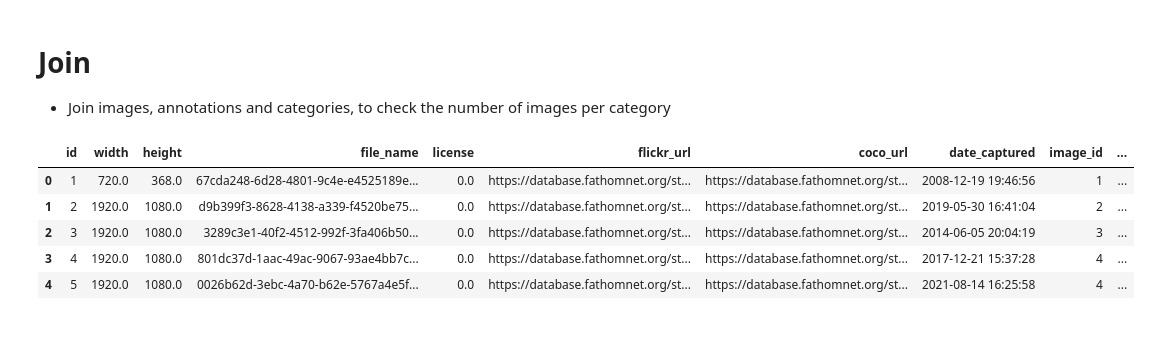
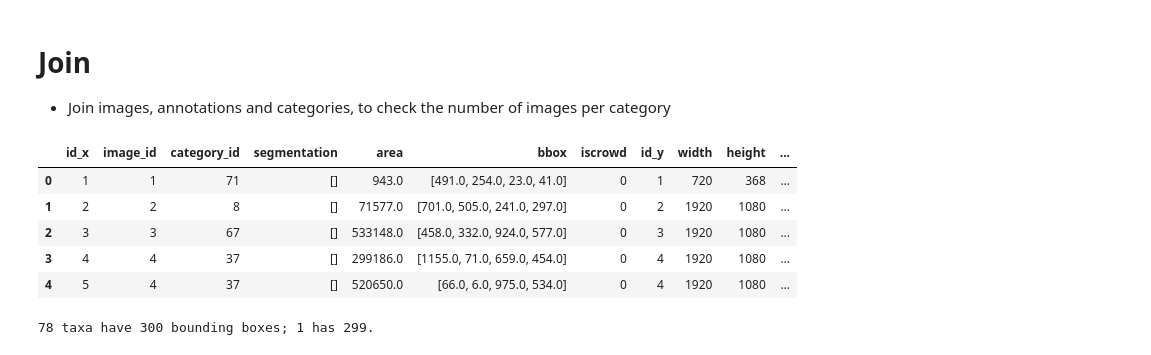
Before and after one commit to JulianaGomez/fathomnet2025, a Jupyter notebook: eda_jgc.ipynb, the cells around one changed output. Saved outputs shown, nothing was run; the diff lists cells and outputs as text; code cells hidden in the pictures.

Commit message:
Kaggle Notebook | eda_fathomnet.ipynb | Version 7 | merge tables

```diff
--- a/eda_jgc.ipynb
+++ b/eda_jgc.ipynb
@@ -219,12 +267,26 @@ array([''], dtype=object)
 
 - Join images, annotations and categories, to check the number of images per category
 # %%
-result = pd.merge(pd.merge(dataframes['images'], dataframes['annotations'], on='id', how='outer'), dataframes['categories'], on='id', how='outer')
-result.head()
+#join id in `categories` to category_id in `annotations` and
+
+# result = pd.merge(pd.merge(dataframes['images'], dataframes['annotations'], on='id', how='outer'), dataframes['categories'], on='id', how='outer')
+# result.head()
+
+
+merge_1 = dataframes['annotations'].merge(dataframes['images'], left_on='image_id', right_on='id')
+merge_2 = merge_1.merge(dataframes['categories'], left_on='category_id', right_on='id')
+merge_2.head()
 # %% [output]
-|  | id | width | height | file_name | license | flickr_url | coco_url | date_captured | image_id | ... |
-| 0 | 1 | 720.0 | 368.0 | 67cda248-6d28-4801-9c4e-e4525189e... | 0.0 | https://database.fathomnet.org/st... | https://database.fathomnet.org/st... | 2008-12-19 19:46:56 | 1 | ... |
-| 1 | 2 | 1920.0 | 1080.0 | d9b399f3-8628-4138-a339-f4520be75... | 0.0 | https://database.fathomnet.org/st... | https://database.fathomnet.org/st... | 2019-05-30 16:41:04 | 2 | ... |
-| 2 | 3 | 1920.0 | 1080.0 | 3289c3e1-40f2-4512-992f-3fa406b50... | 0.0 | https://database.fathomnet.org/st... | https://database.fathomnet.org/st... | 2014-06-05 20:04:19 | 3 | ... |
-| 3 | 4 | 1920.0 | 1080.0 | 801dc37d-1aac-49ac-9067-93ae4bb7c... | 0.0 | https://database.fathomnet.org/st... | https://database.fathomnet.org/st... | 2017-12-21 15:37:28 | 4 | ... |
-| 4 | 5 | 1920.0 | 1080.0 | 0026b62d-3ebc-4a70-b62e-5767a4e5f... | 0.0 | https://database.fathomnet.org/st... | https://database.fathomnet.org/st... | 2021-08-14 16:25:58 | 4 | ... |
+|  | id_x | image_id | category_id | segmentation | area | bbox | iscrowd | id_y | width | height | ... |
+| 0 | 1 | 1 | 71 | [] | 943.0 | [491.0, 254.0, 23.0, 41.0] | 0 | 1 | 720 | 368 | ... |
+| 1 | 2 | 2 | 8 | [] | 71577.0 | [701.0, 505.0, 241.0, 297.0] | 0 | 2 | 1920 | 1080 | ... |
+| 2 | 3 | 3 | 67 | [] | 533148.0 | [458.0, 332.0, 924.0, 577.0] | 0 | 3 | 1920 | 1080 | ... |
+| 3 | 4 | 4 | 37 | [] | 299186.0 | [1155.0, 71.0, 659.0, 454.0] | 0 | 4 | 1920 | 1080 | ... |
+| 4 | 5 | 4 | 37 | [] | 520650.0 | [66.0, 6.0, 975.0, 534.0] | 0 | 4 | 1920 | 1080 | ... |
+# %%
+how_many = sum(merge_2.name.value_counts() == 300)
+how_many_not = sum(merge_2.name.value_counts() == 299)
+
+print(f'{how_many} taxa have 300 bounding boxes; {how_many_not} has 299.')
+# %% [output]
+78 taxa have 300 bounding boxes; 1 has 299.
```
Also changed, not shown: parts of 14 cells of this notebook.
